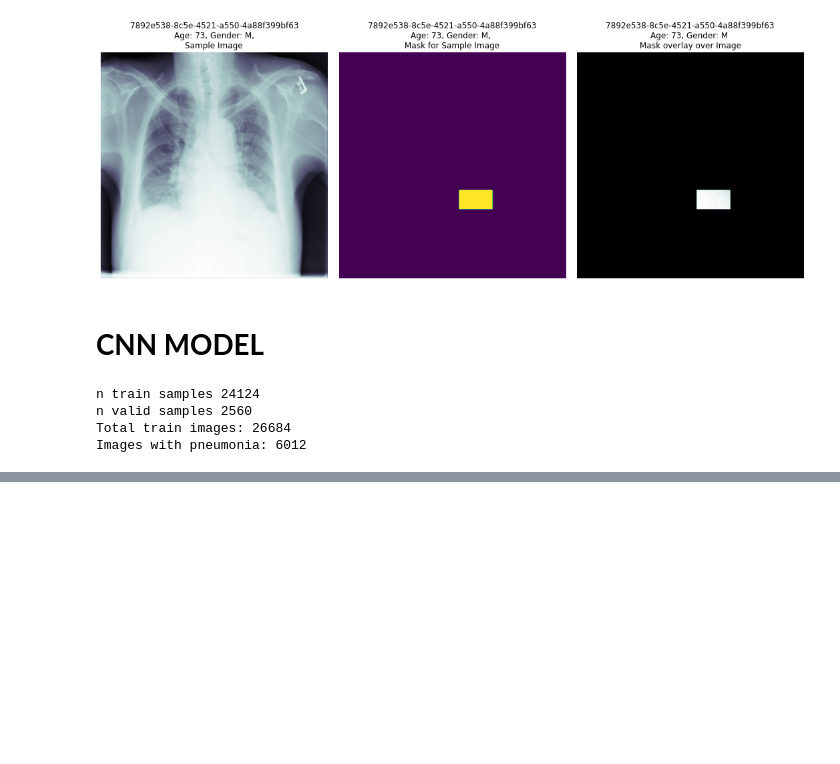
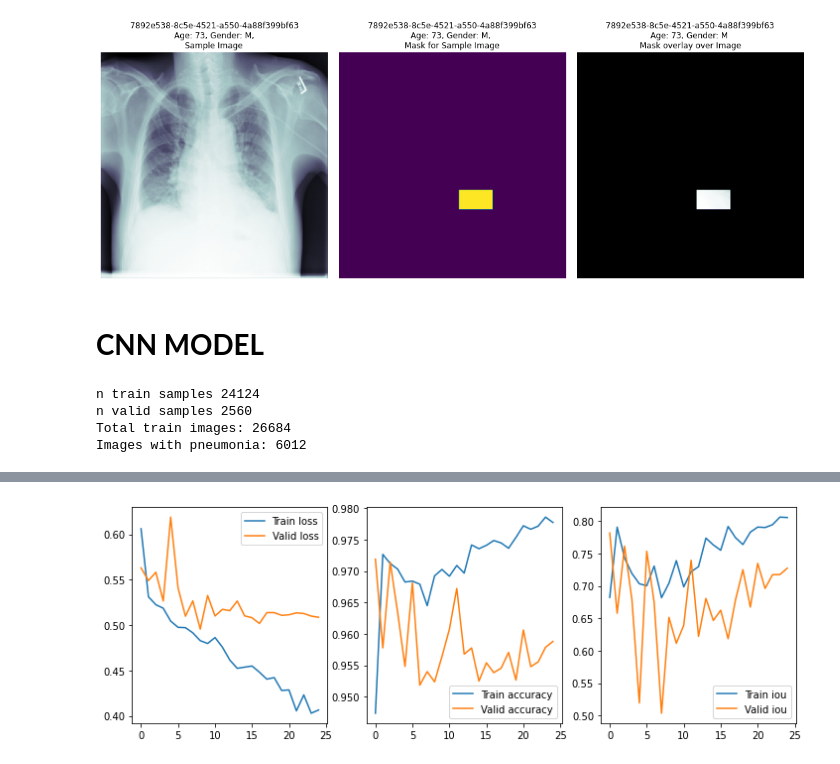
Before and after one commit to PulkitAppz/Capstone_AIML_19B, a Jupyter notebook: CapStone_Submission1.ipynb, the cells around one changed output, grey strips where cells are left out. Cells and saved outputs as stored; diff of their text form; code cells hidden in the pictures; blank space fills up the shorter version.

```diff
--- a/CapStone_Submission1.ipynb
+++ b/CapStone_Submission1.ipynb
@@ -696,6 +702,7 @@ def create_downsample(channels, inputs):
     x = keras.layers.Conv2D(channels, 1, padding='same', use_bias=False)(x)
     x = keras.layers.MaxPool2D(2)(x)
     return x
+
 
 def create_resblock(channels, inputs):
     x = keras.layers.BatchNormalization(momentum=0.9)(inputs)
@@ -721,10 +728,9 @@ def create_network(input_size, channels, n_blocks=2, depth=4):
     x = keras.layers.LeakyReLU(0)(x)
     x = keras.layers.Conv2D(1, 1, activation='sigmoid')(x)
     outputs = keras.layers.UpSampling2D(2**depth)(x)
-    model = tf.keras.Model(inputs=inputs, outputs=outputs)
+    model = keras.Model(inputs=inputs, outputs=outputs)
     return model
 # %%
-# define iou or jaccard loss function
 def iou_loss(y_true, y_pred):
     y_true = tf.cast(y_true, tf.float32)
     y_pred = tf.cast(y_pred, tf.float32)
@@ -736,7 +742,7 @@ def iou_loss(y_true, y_pred):
 
 # combine bce loss and iou loss
 def iou_bce_loss(y_true, y_pred):
-    return 0.5 * tf.keras.losses.binary_crossentropy(y_true, y_pred) + 0.5 * iou_loss(y_true, y_pred)
+    return 0.5 * keras.losses.binary_crossentropy(y_true, y_pred) + 0.5 * iou_loss(y_true, y_pred)
 
 # mean iou as a metric
 def mean_iou(y_true, y_pred):
@@ -751,20 +757,13 @@ model = create_network(input_size=128, channels=32, n_blocks=2, depth=4)
 model.compile(optimizer='adam',
               loss=iou_bce_loss,
               metrics=['accuracy', mean_iou])
-model.summary()
+print("model summary:", model.summary())
 # cosine learning rate annealing
 def cosine_annealing(x):
     lr = 0.001
     epochs = 25
     return lr*(np.cos(np.pi*x/epochs)+1.)/2
 learning_rate = tf.keras.callbacks.LearningRateScheduler(cosine_annealing)
-
-# create train and validation generators
-folder = 'stage_2_train_images'
-train_gen = generator(folder, train_filenames, pneumonia_locations, batch_size=32, image_size=128, shuffle=True, augment=True, predict=False)
-valid_gen = generator(folder, valid_filenames, pneumonia_locations, batch_size=32, image_size=128, shuffle=False, predict=False)
-
-history = model.fit(train_gen, validation_data=valid_gen, callbacks=[learning_rate], epochs=25, workers=4, use_multiprocessing=True)
 # %% [output]
 Model: "functional_3"
 __________________________________________________________________________________________________
@@ -785,0 +785,7 @@ WARNING:tensorflow:multiprocessing can interact badly with TensorFlow, causing n
+# %%
+# create train and validation generators
+folder = 'stage_2_train_images'
+train_gen = generator(folder, train_filenames[0:500], pneumonia_locations, batch_size=16, image_size=128, shuffle=True, augment=True, predict=False)
+valid_gen = generator(folder, valid_filenames[0:100], pneumonia_locations, batch_size=16, image_size=128, shuffle=False, predict=False)
+
+history = model.fit_generator(train_gen, validation_data=valid_gen, callbacks=[learning_rate], epochs=25, workers=4, use_multiprocessing=True)
@@ -785,0 +813,17 @@ WARNING:tensorflow:multiprocessing can interact badly with TensorFlow, causing n
+# %%
+plt.figure(figsize=(12,4))
+plt.subplot(131)
+plt.plot(history.epoch, history.history["loss"], label="Train loss")
+plt.plot(history.epoch, history.history["val_loss"], label="Valid loss")
+plt.legend()
+plt.subplot(132)
+plt.plot(history.epoch, history.history["accuracy"], label="Train accuracy")
+plt.plot(history.epoch, history.history["val_accuracy"], label="Valid accuracy")
+plt.legend()
+plt.subplot(133)
+plt.plot(history.epoch, history.history["mean_iou"], label="Train iou")
+plt.plot(history.epoch, history.history["val_mean_iou"], label="Valid iou")
+plt.legend()
+plt.show()
+# %% [output]
+[figure, added]
```
Also changed, not shown: parts of 7 cells of this notebook.
